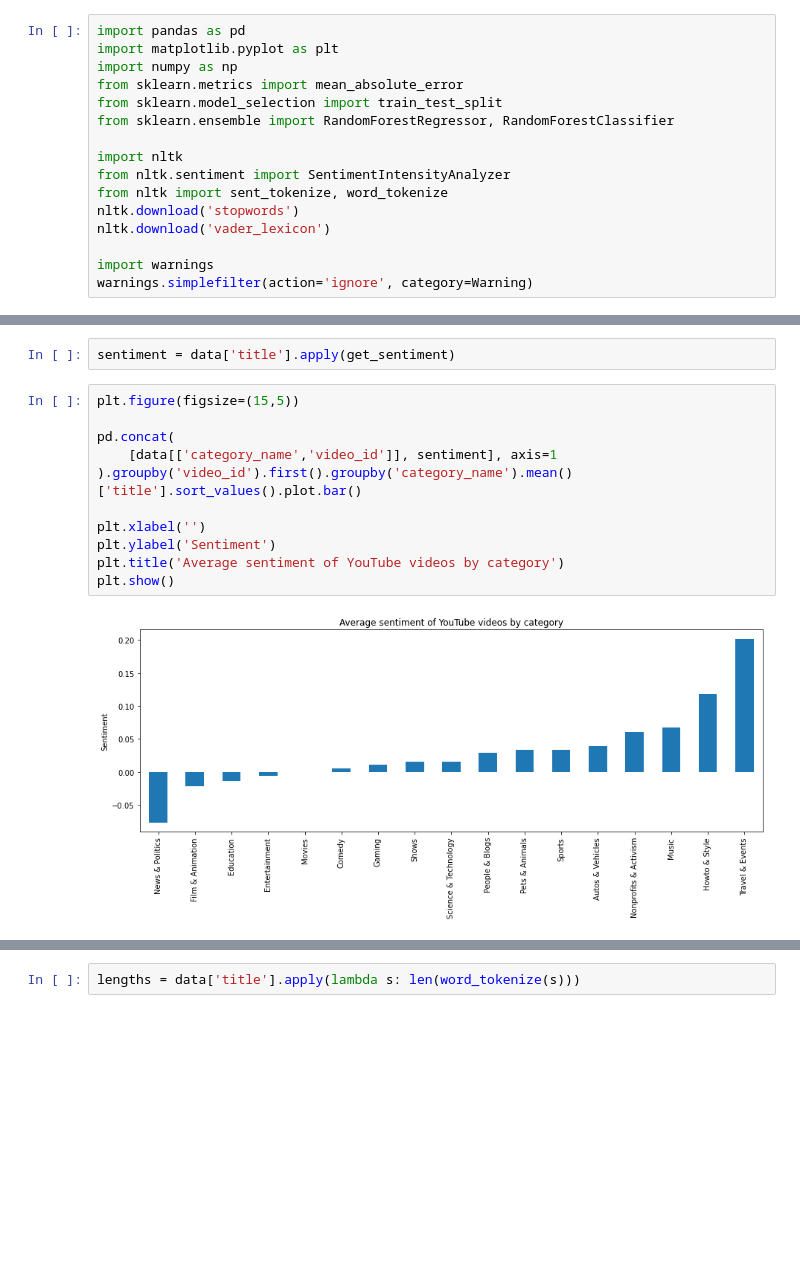
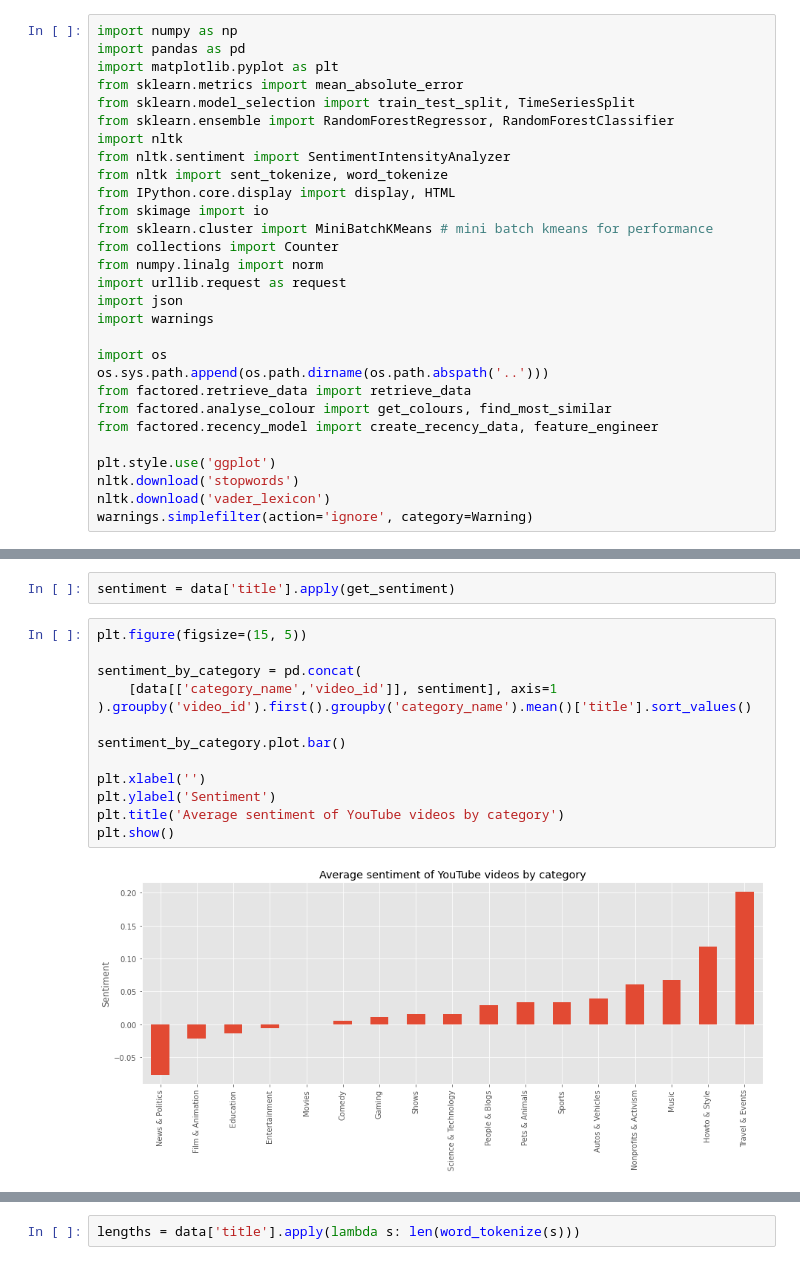
Before and after one commit to Ramin314/grad, a Jupyter notebook: notebooks/Insights/ramin-insights.ipynb, the cells around one changed output, grey strips where cells are left out. Cells and saved outputs as stored; diff of their text form; blank space fills up the shorter version.

```diff
--- a/notebooks/Insights/ramin-insights.ipynb
+++ b/notebooks/Insights/ramin-insights.ipynb
@@ -1,18 +5,31 @@
 # %%
+import numpy as np
 import pandas as pd
 import matplotlib.pyplot as plt
-import numpy as np
 from sklearn.metrics import mean_absolute_error
-from sklearn.model_selection import train_test_split
+from sklearn.model_selection import train_test_split, TimeSeriesSplit
 from sklearn.ensemble import RandomForestRegressor, RandomForestClassifier
-
 import nltk
 from nltk.sentiment import SentimentIntensityAnalyzer
 from nltk import sent_tokenize, word_tokenize
+from IPython.core.display import display, HTML
+from skimage import io
+from sklearn.cluster import MiniBatchKMeans # mini batch kmeans for performance
+from collections import Counter
+from numpy.linalg import norm
+import urllib.request as request
+import json
+import warnings
+
+import os
+os.sys.path.append(os.path.dirname(os.path.abspath('..')))
+from factored.retrieve_data import retrieve_data
+from factored.analyse_colour import get_colours, find_most_similar
+from factored.recency_model import create_recency_data, feature_engineer
+
+plt.style.use('ggplot')
 nltk.download('stopwords')
 nltk.download('vader_lexicon')
-
-import warnings
 warnings.simplefilter(action='ignore', category=Warning)
 # %% [output]
 [nltk_data] Downloading package stopwords to
@@ -41,16 +64,18 @@ def get_sentiment(sentence):
 # %%
 sentiment = data['title'].apply(get_sentiment)
 # %%
-plt.figure(figsize=(15,5))
+plt.figure(figsize=(15, 5))
 
-pd.concat(
+sentiment_by_category = pd.concat(
     [data[['category_name','video_id']], sentiment], axis=1
-).groupby('video_id').first().groupby('category_name').mean()['title'].sort_values().plot.bar()
+).groupby('video_id').first().groupby('category_name').mean()['title'].sort_values()
+
+sentiment_by_category.plot.bar()
 
 plt.xlabel('')
 plt.ylabel('Sentiment')
 plt.title('Average sentiment of YouTube videos by category')
 plt.show()
 # %% [output]
-[figure, old version]
+[figure, new version]
 # %% [markdown]
```
Also changed, not shown: parts of 60 cells of this notebook, 4 other files.
